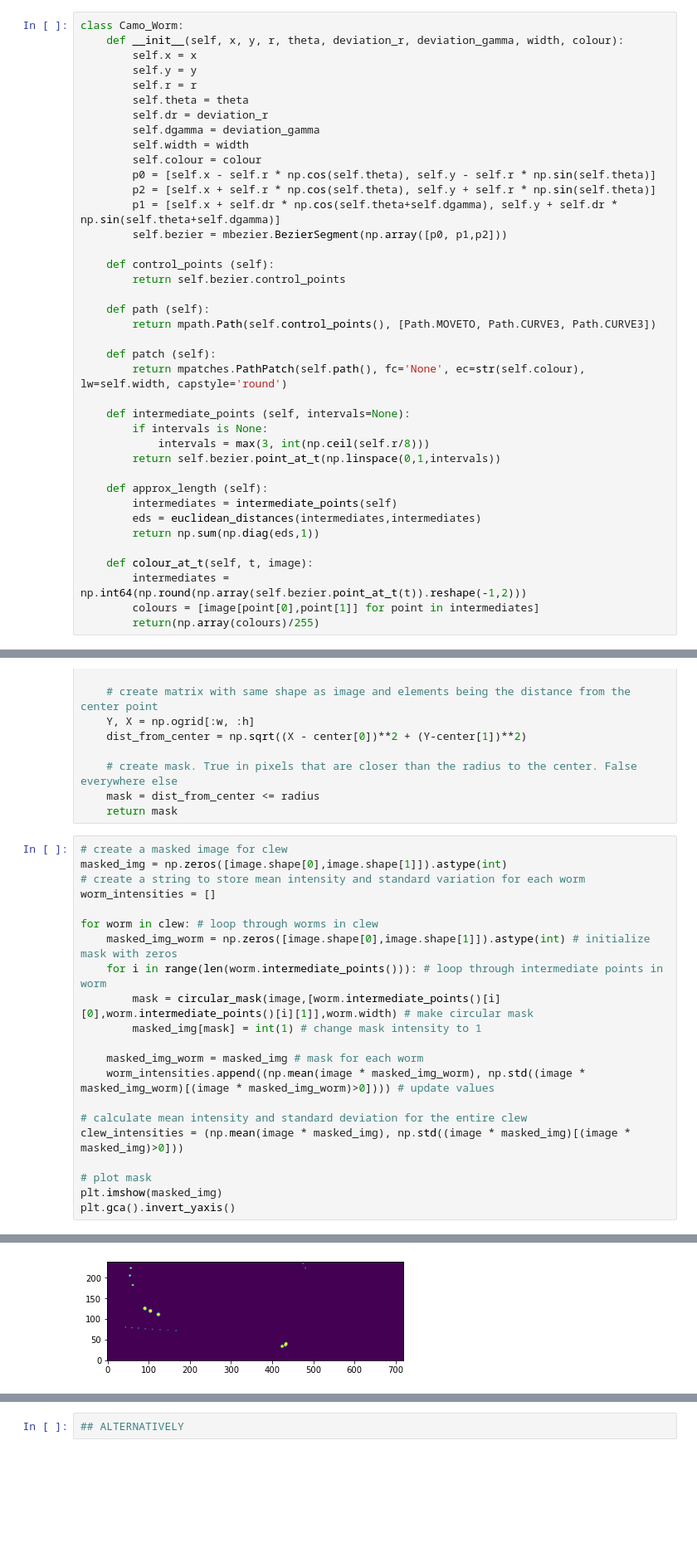
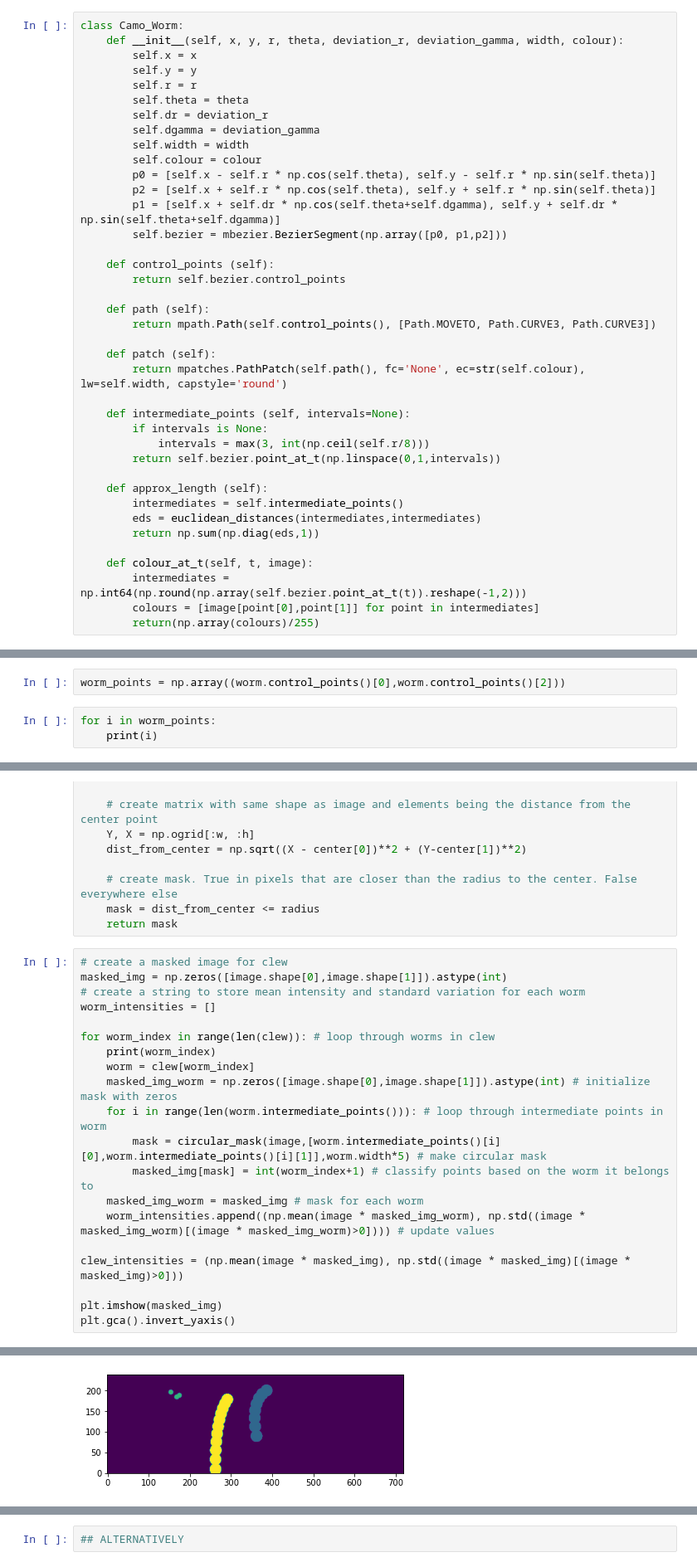
Before and after one commit to Will-H007/Camouflage-Worms, a Jupyter notebook: CamoWorms/CamoWorms.ipynb, the cells around one changed output, grey strips where cells are left out. Shown at 83% size. Saved outputs shown, nothing was run; the diff lists cells and outputs as text; blank space fills up the shorter version.

```diff
--- a/CamoWorms/CamoWorms.ipynb
+++ b/CamoWorms/CamoWorms.ipynb
@@ -85,7 +106,7 @@ class Camo_Worm:
         return self.bezier.point_at_t(np.linspace(0,1,intervals))
 
     def approx_length (self):
-        intermediates = intermediate_points(self)
+        intermediates = self.intermediate_points()
         eds = euclidean_distances(intermediates,intermediates)
         return np.sum(np.diag(eds,1))
 
@@ -196,0 +218,5 @@ drawing.show()
+# %%
+worm_points = np.array((worm.control_points()[0],worm.control_points()[2]))
+# %%
+for i in worm_points:
+    print(i)
@@ -260,19 +297,18 @@ masked_img = np.zeros([image.shape[0],image.shape[1]]).astype(int)
 # create a string to store mean intensity and standard variation for each worm
 worm_intensities = []
 
-for worm in clew: # loop through worms in clew
+for worm_index in range(len(clew)): # loop through worms in clew
+    print(worm_index)
+    worm = clew[worm_index]
     masked_img_worm = np.zeros([image.shape[0],image.shape[1]]).astype(int) # initialize mask with zeros
     for i in range(len(worm.intermediate_points())): # loop through intermediate points in worm
-        mask = circular_mask(image,[worm.intermediate_points()[i][0],worm.intermediate_points()[i][1]],worm.width) # make circular mask
-        masked_img[mask] = int(1) # change mask intensity to 1
-
+        mask = circular_mask(image,[worm.intermediate_points()[i][0],worm.intermediate_points()[i][1]],worm.width*5) # make circular mask
+        masked_img[mask] = int(worm_index+1) # classify points based on the worm it belongs to
     masked_img_worm = masked_img # mask for each worm
     worm_intensities.append((np.mean(image * masked_img_worm), np.std((image * masked_img_worm)[(image * masked_img_worm)>0]))) # update values
 
-# calculate mean intensity and standard deviation for the entire clew
 clew_intensities = (np.mean(image * masked_img), np.std((image * masked_img)[(image * masked_img)>0]))
 
-# plot mask
 plt.imshow(masked_img)
 plt.gca().invert_yaxis()
 # %% [output]
@@ -279,4 +318,4 @@ plt.gca().invert_yaxis()
-[figure, old version]
+[figure, new version]
 # %%
 # Draw
 drawing = Drawing(image)
```
Also changed, not shown: parts of 30 cells of this notebook.
